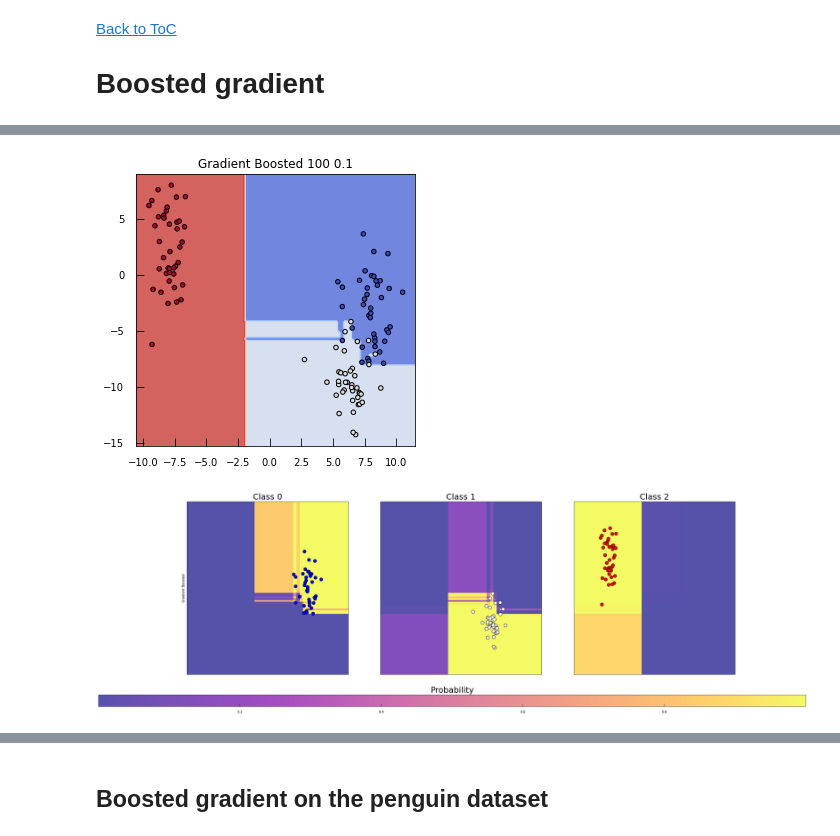
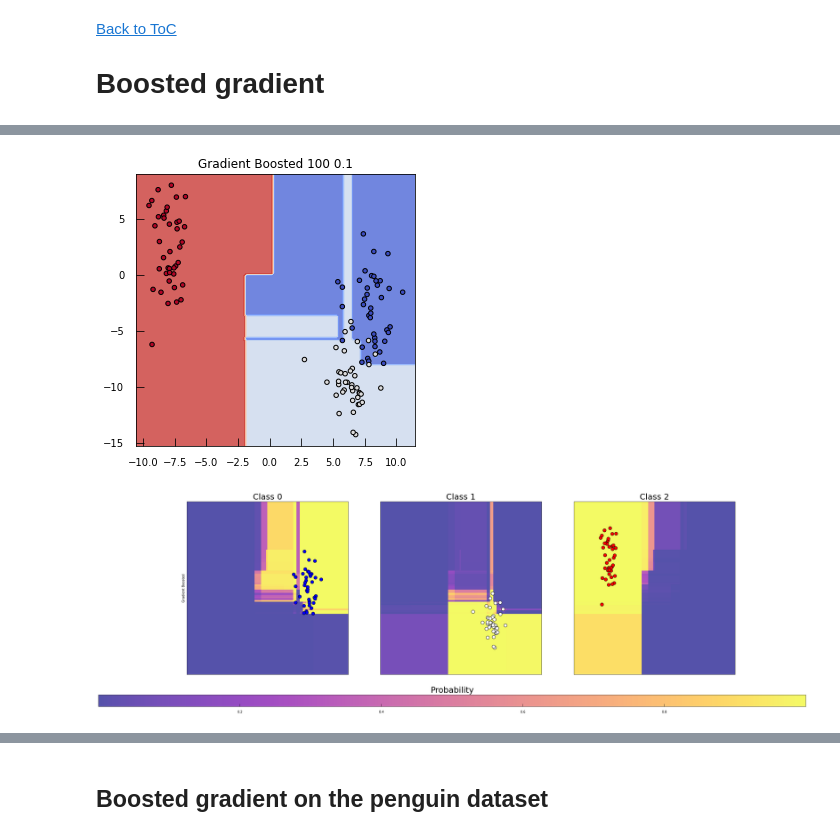
Before and after one commit to sib-swiss/intro-machine-learning-training, a Jupyter notebook: python_notebooks/Chapter_3_Machine_Learning_based_on_decision_trees_for_classification.ipynb, the cells around one changed output, grey strips where cells are left out. Cells and saved outputs as stored; diff of their text form; code cells hidden in the pictures.

```diff
--- a/python_notebooks/Chapter_3_Machine_Learning_based_on_decision_trees_for_classification.ipynb
+++ b/python_notebooks/Chapter_3_Machine_Learning_based_on_decision_trees_for_classification.ipynb
@@ -954,12 +955,12 @@ Then, from tree to tree (ie. iterations), the algorithm tries to minimize the di
 # %%
 from utils import countour_BG
 countour_BG(X_3,y_3,
             n_estimators=100,
             learning_rate=0.1,
-            max_depth=4,min_samples_split=2,min_samples_leaf=2,max_features='auto')
+            max_depth=4,min_samples_split=2,min_samples_leaf=2,max_features='sqrt')
 # %% [output]
-[figure, old version]
+[figure, new version]
-[figure, old version]
+[figure, new version]
 # %%
 ## more iterations
 countour_BG(X_3,y_3,
```
Also changed, not shown: parts of 30 cells of this notebook, 12 other files.
